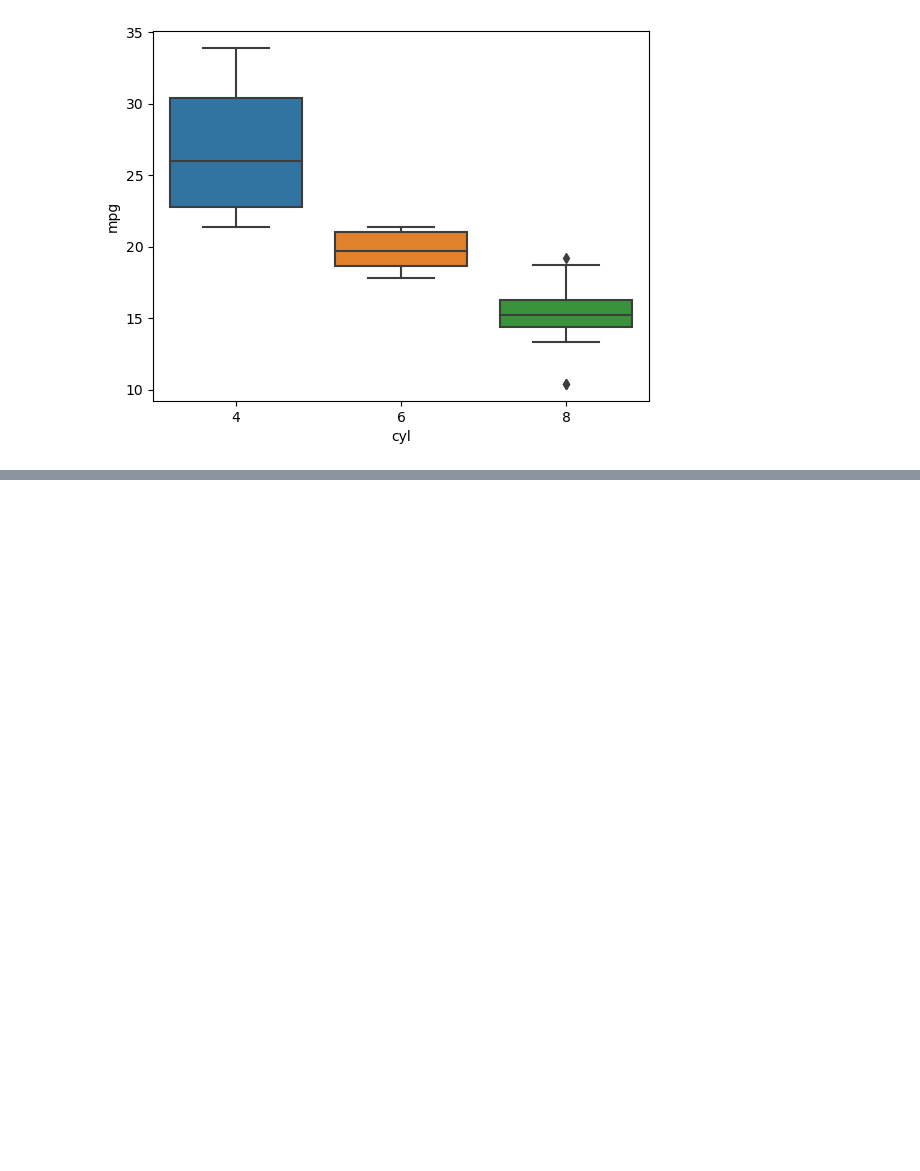
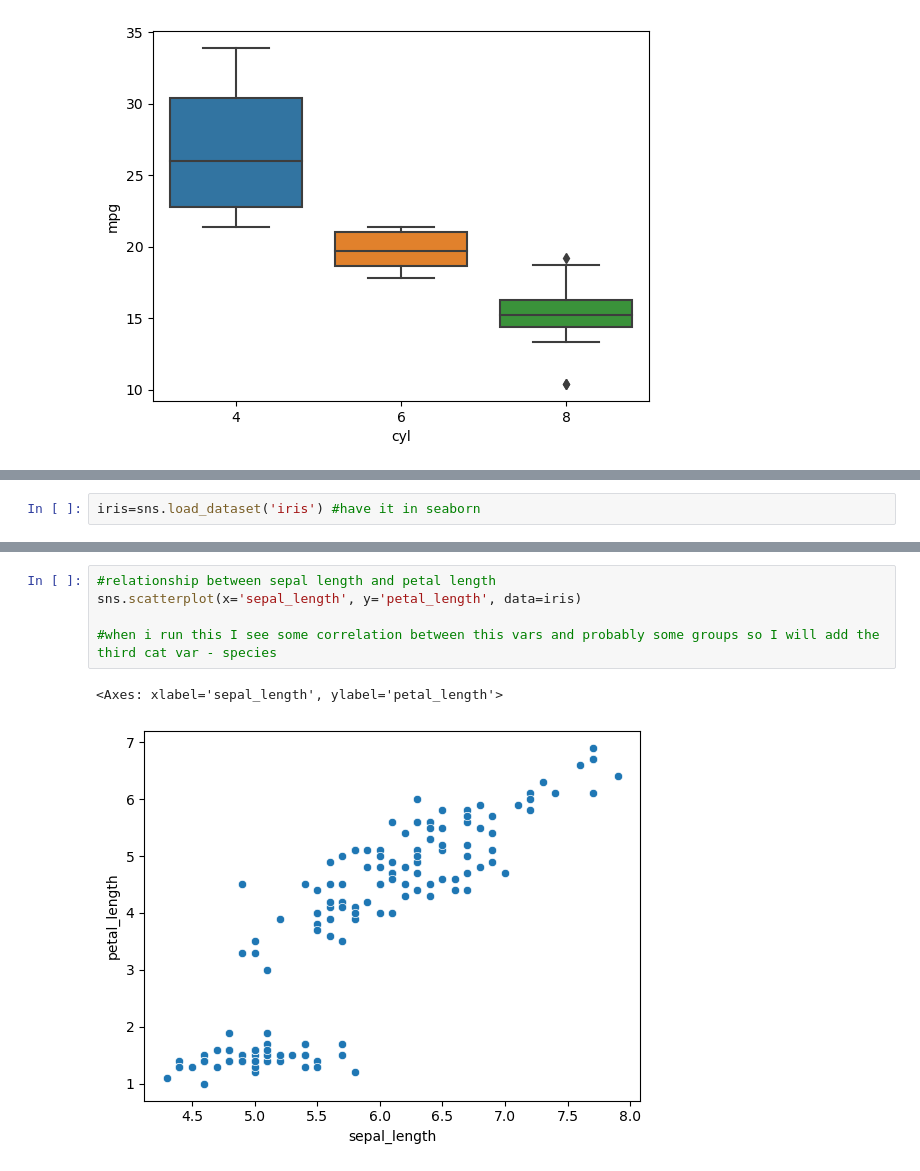
Before and after one commit to DejanaGladic/Python-for-Data-Science, a Jupyter notebook: Week5-Visualization/Visualization examples (alone).ipynb, the cells around one changed output, grey strips where cells are left out. Saved outputs shown, nothing was run; the diff lists cells and outputs as text; blank space fills up the shorter version.

Commit message:
Visualisation - scatter plot example

```diff
--- a/Week5-Visualization/Visualization examples (alone).ipynb
+++ b/Week5-Visualization/Visualization examples (alone).ipynb
@@ -158,0 +163,2 @@ sns.boxplot(x='cyl', y='mpg', data=mtcars)
+# %%
+iris=sns.load_dataset('iris') #have it in seaborn
@@ -158,0 +174,8 @@ sns.boxplot(x='cyl', y='mpg', data=mtcars)
+# %%
+#relationship between sepal length and petal length
+sns.scatterplot(x='sepal_length', y='petal_length', data=iris)
+
+#when i run this I see some correlation between this vars and probably some groups so I will add the third cat var - species
+# %% [output]
+<Axes: xlabel='sepal_length', ylabel='petal_length'>
+[figure, added]
```
Also changed, not shown: parts of 5 cells of this notebook.
